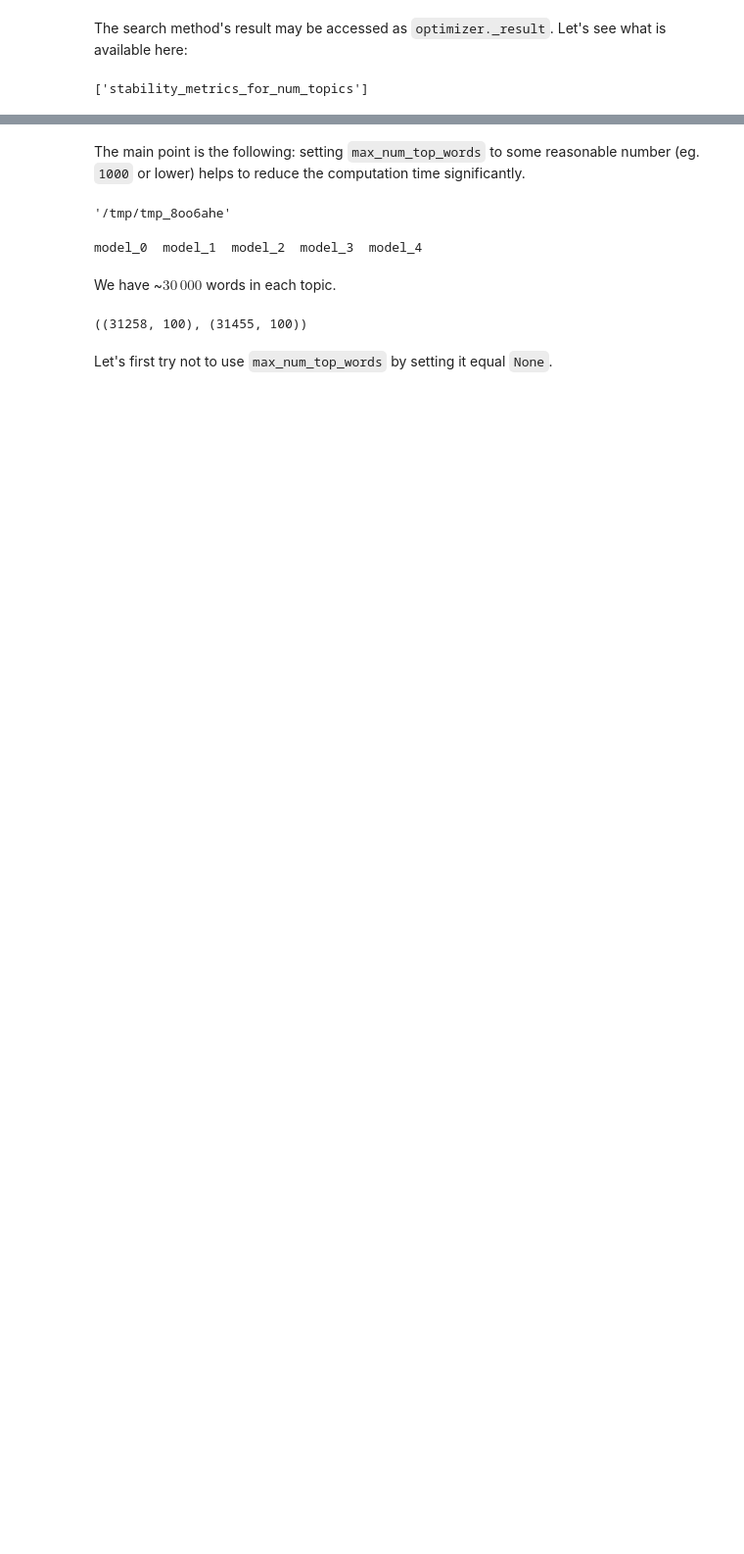
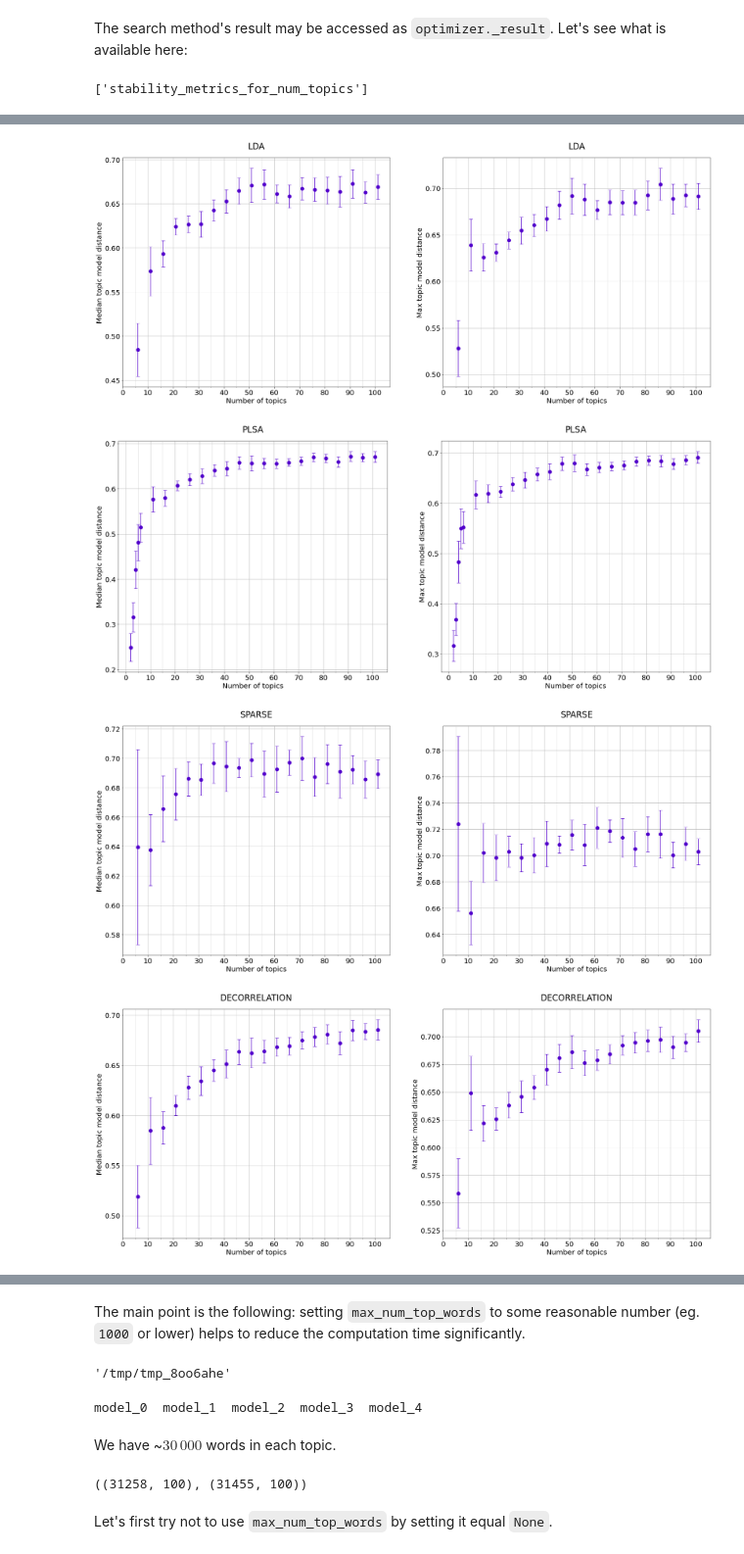
Before and after one commit to machine-intelligence-laboratory/OptimalNumberOfTopics, a Jupyter notebook: demos/Stability-Demo.ipynb, the cells around one changed output, grey strips where cells are left out. Shown at 98% size. Cells and saved outputs as stored; diff of their text form; code cells hidden in the pictures; blank space fills up the shorter version.

```diff
--- a/demos/Stability-Demo.ipynb
+++ b/demos/Stability-Demo.ipynb
@@ -193,0 +474,7 @@ And all four metrics has a local minimum around 70 topics.
+# %%
+draw_all_plots(DATASET_NAME_BROWN)
+# %% [output]
+[figure, added]
+[figure, added]
+[figure, added]
+[figure, added]
```
Also changed, not shown: parts of 89 cells of this notebook.
